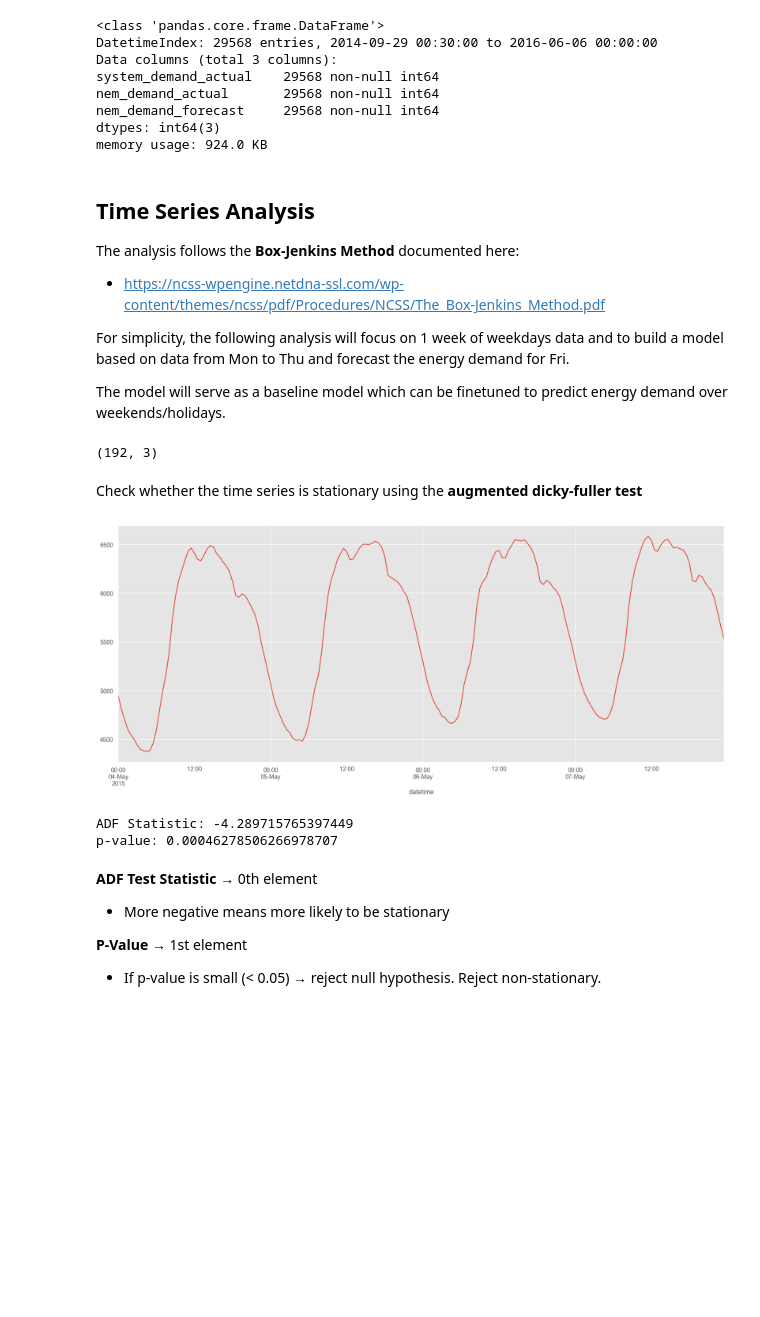
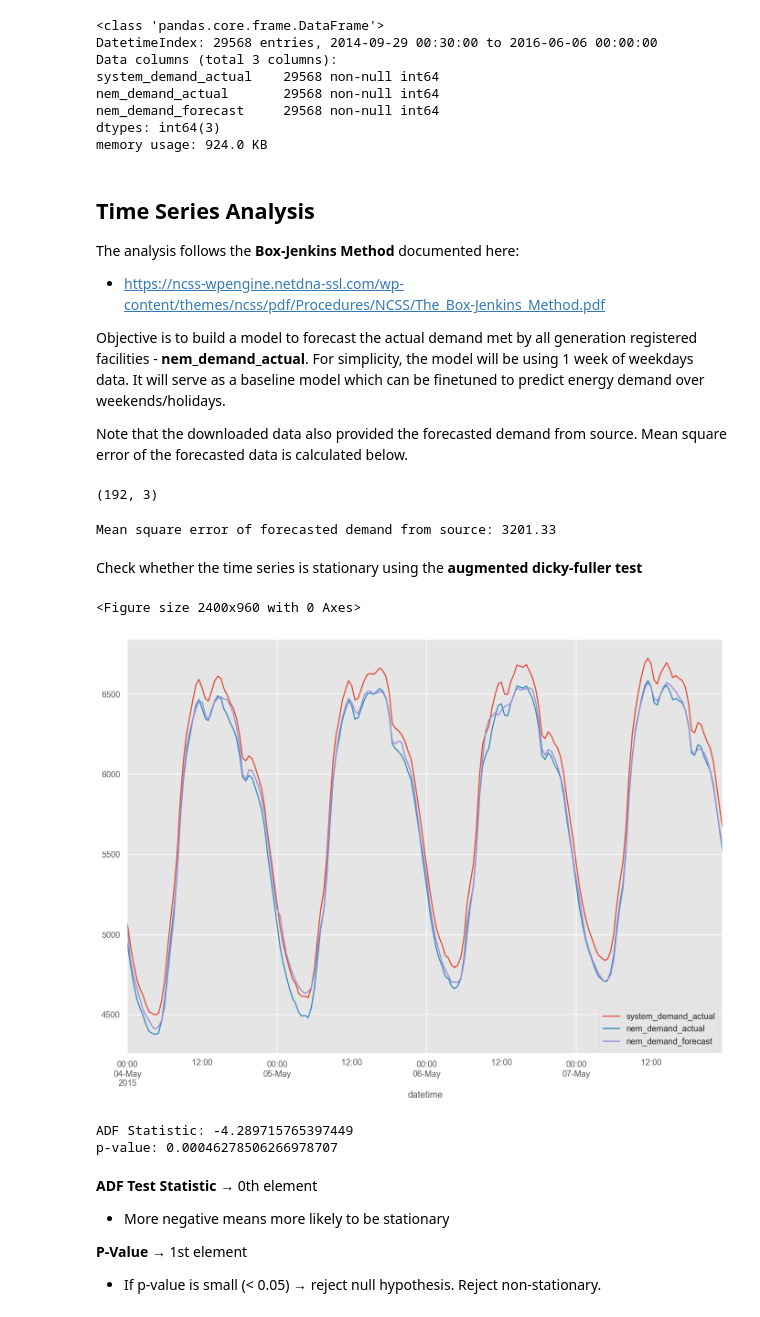
Before and after one commit to edgetrader/timeseries-forecasting, a Jupyter notebook: notebook/timeseries-forecasting.ipynb, the cells around one changed output. Drawn from its saved outputs; the diff is of its cells as text; code cells hidden in the pictures; blank space fills up the shorter version.

```diff
--- a/notebook/timeseries-forecasting.ipynb
+++ b/notebook/timeseries-forecasting.ipynb
@@ -51,36 +51,43 @@ memory usage: 924.0 KB
 The analysis follows the **Box-Jenkins Method** documented here:
 - https://ncss-wpengine.netdna-ssl.com/wp-content/themes/ncss/pdf/Procedures/NCSS/The_Box-Jenkins_Method.pdf
 
-For simplicity, the following analysis will focus on 1 week of weekdays data and to build a model based on data from Mon to Thu and forecast the energy demand for Fri.
+Objective is to build a model to forecast the actual demand met by all generation registered facilities - **nem_demand_actual**.  For simplicity, the model will be using 1 week of weekdays data.  It will serve as a baseline model which can be finetuned to predict energy demand over weekends/holidays.
 
-The model will serve as a baseline model which can be finetuned to predict energy demand over weekends/holidays.
+Note that the downloaded data also provided the forecasted demand from source.  Mean square error of the forecasted data is calculated below.
 # %%
 demand_data_analysis = full_data['2015-05-04':'2015-05-07'].copy()
 demand_data_analysis.shape
 # %% [output]
 (192, 3)
+# %%
+mse_original = ((demand_data_analysis.nem_demand_forecast.to_numpy() -
+                 demand_data_analysis.nem_demand_actual.to_numpy()) ** 2).mean()
+print('Mean square error of forecasted demand from source: {:.2f}'.format(mse_original))
+# %% [output]
+Mean square error of forecasted demand from source: 3201.33
 # %% [markdown]
 Check whether the time series is stationary using the **augmented dicky-fuller test**
 # %%
 # Import augmented dicky-fuller test function
 from statsmodels.tsa.stattools import adfuller
 
 plt.figure(figsize=FIG_SIZE)
 
 # # Plot time series
-demand_data_analysis.nem_demand_actual.plot()
+demand_data_analysis.plot()
 plt.show()
 
 # Run Dicky-Fuller test
 result = adfuller(demand_data_analysis.nem_demand_actual)
 
 # Print the test statistic and the p-value
 print('ADF Statistic:', result[0])
 print('p-value:', result[1])
 # %% [output]
+<Figure size 2400x960 with 0 Axes>
-[figure, old version]
+[figure, new version]
-ADF Statistic: -4.289715765397449
-p-value: 0.00046278506266978707
+ADF Statistic: -4.289715765397449
+p-value: 0.00046278506266978707
 # %% [markdown]
 **ADF Test Statistic** → 0th element
 - More negative means more likely to be stationary
```
Also changed, not shown: parts of 8 cells of this notebook, 1 other file.
